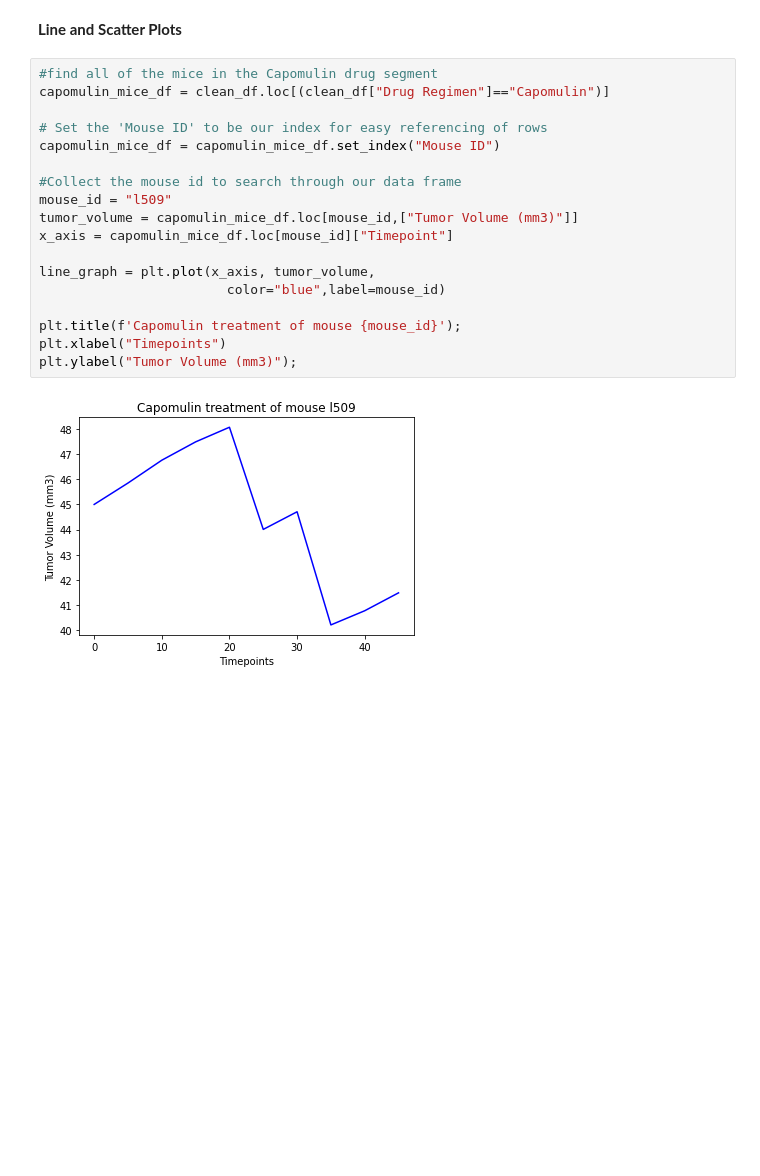
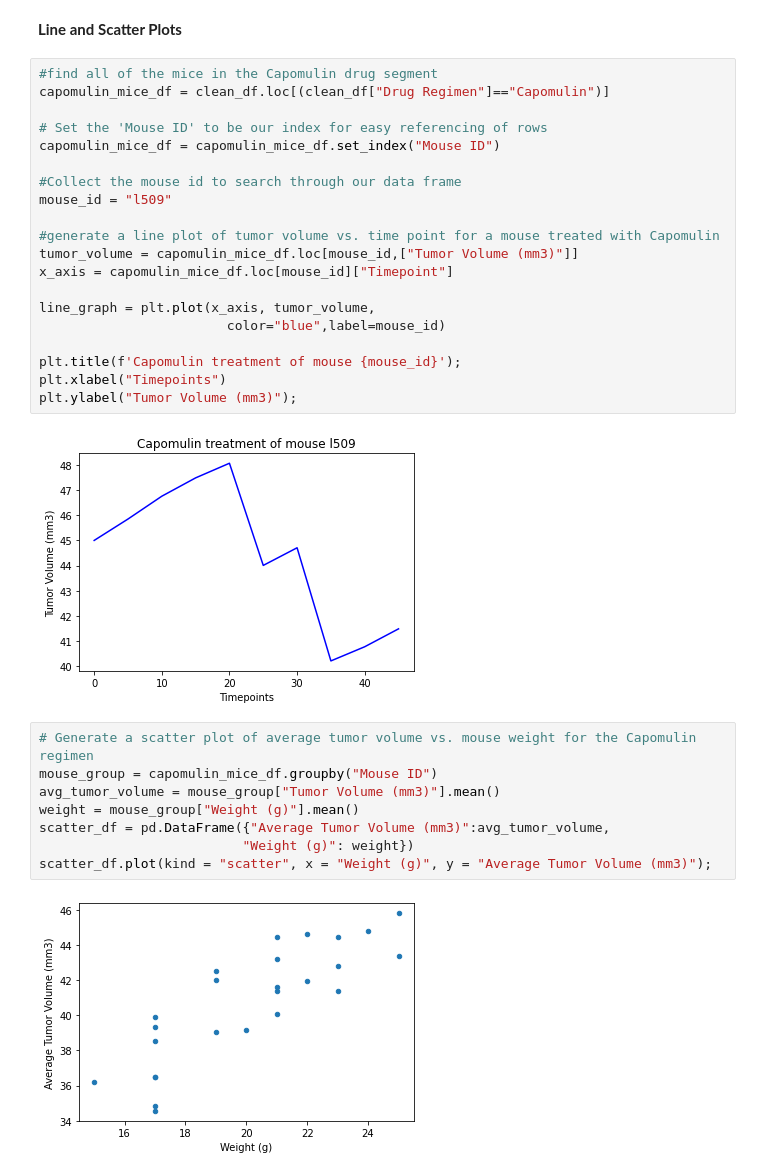
Before and after one commit to sieiden/matplotlib_challenge, a Jupyter notebook: Untitled.ipynb, the cells around one changed output. Saved outputs shown, nothing was run; the diff lists cells and outputs as text; blank space fills up the shorter version.

Commit message:
found scatter plot

```diff
--- a/Untitled.ipynb
+++ b/Untitled.ipynb
@@ -283,6 +283,8 @@ capomulin_mice_df = capomulin_mice_df.set_index("Mouse ID")
 
 #Collect the mouse id to search through our data frame
 mouse_id = "l509"
+
+#generate a line plot of tumor volume vs. time point for a mouse treated with Capomulin
 tumor_volume = capomulin_mice_df.loc[mouse_id,["Tumor Volume (mm3)"]]
 x_axis = capomulin_mice_df.loc[mouse_id]["Timepoint"]
 
@@ -294,3 +296,13 @@ plt.xlabel("Timepoints")
 plt.ylabel("Tumor Volume (mm3)");
 # %% [output]
 [figure]
+# %%
+# Generate a scatter plot of average tumor volume vs. mouse weight for the Capomulin regimen
+mouse_group = capomulin_mice_df.groupby("Mouse ID")
+avg_tumor_volume = mouse_group["Tumor Volume (mm3)"].mean()
+weight = mouse_group["Weight (g)"].mean()
+scatter_df = pd.DataFrame({"Average Tumor Volume (mm3)":avg_tumor_volume,
+                          "Weight (g)": weight})
+scatter_df.plot(kind = "scatter", x = "Weight (g)", y = "Average Tumor Volume (mm3)");
+# %% [output]
+[figure, added]
```
